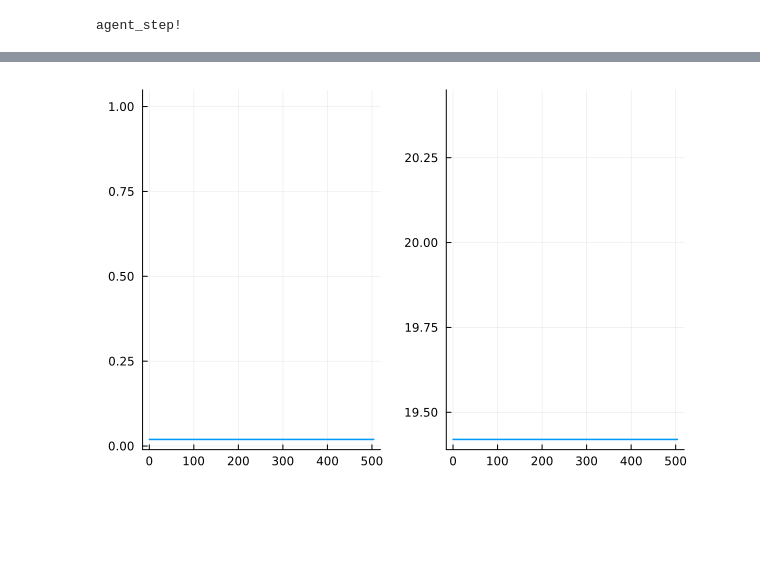
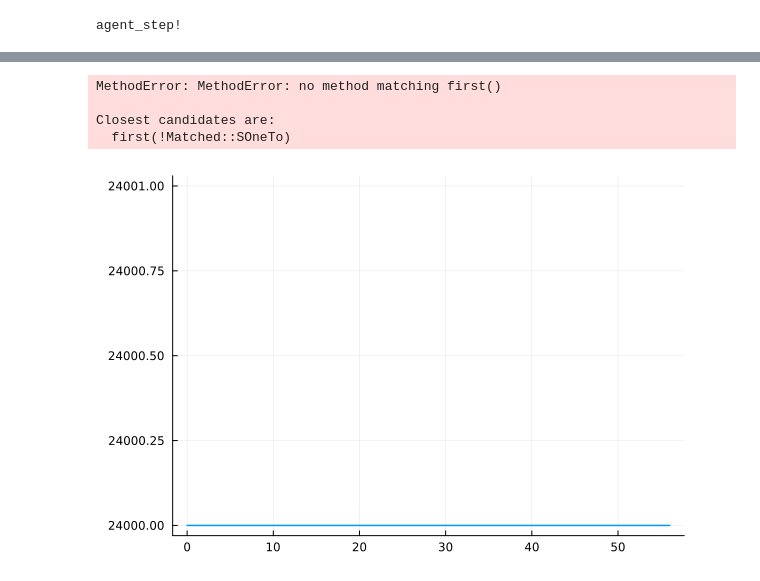
Before and after one commit to SimonHansul/DEBBase.jl, a Jupyter notebook: dev/implement_BaseABM.ipynb, the cells around one changed output, grey strips where cells are left out. Saved outputs shown, nothing was run; the diff lists cells and outputs as text; code cells hidden in the pictures; blank space fills up the shorter version.

Commit message:
FIXME: ABM statevars not updated correctly...

```diff
--- a/dev/implement_BaseABM.ipynb
+++ b/dev/implement_BaseABM.ipynb
@@ -136,15 +146,24 @@ init_model
 # %%
+"""
+Calculate global resource flux terms
+"""
 function resource_dynamics!(model)
-    model.X_pdot = (model.Xdot_in - model.k_X_out * model.X_p) / model.dt
-    model.X_V = model.X_p / model.V_patch
+    model.X_pdot = model.X_pdot_in - model.k_X_out * model.X_p
 end
 
+"""
+Update model state variables
+"""
 function update!(model)
-    model.X_p = max(0, model.X_p = )
+    model.X_p = max(0, model.X_p + model.X_pdot * model.dt)
+    model.t += model.dt
+end
 
+"""
+Execute a model step
+"""
 function model_step!(model)
     resource_dynamics!(model)
-
     update!(model)
 end
 
@@ -155,7 +174,7 @@ function Idot!(agent, model)
     if agent.X_emb > 0 # ingestion from vitellus for embryos
         agent.Idot = (Complex(agent.S)^(2/3)).re * agent.agn.Idot_max_rel
     else # ingestion from external resource for other life stages
-        agent.f_X = model.X_V / (model.X_V + agent.spc.K_X)
+        agent.f_X = (model.X_p/model.V_patch) / ((model.X_V/model.V_patch) + agent.spc.K_X)
         agent.Idot = agent.f_X * (Complex(agent.S)^(2/3)).re * agent.agn.Idot_max_rel
     end
 end
@@ -241,28 +260,31 @@ Execute agent step
 """
 function agent_step!(agent, model)
     Idot!(agent, model)
-    #Adot!(agent, model)
-    #Mdot!(agent, model)
+    Adot!(agent, model)
+    Mdot!(agent, model)
     #Jdot!(agent, model)
     ##Qdot!(agent, model)
     #
-    #Sdot!(agent, model) # structure
-    #Hdot!(agent, model) # maturity
+    Sdot!(agent, model) # structure
+    Hdot!(agent, model) # maturity
     #Rdot!(agent, model) # reproduction buffer
     ##Ddot!(agent, model) # damage
     ##C_Wdot!(agent, model) # external stressor concentration
 #
-    #update!(agent, model)
+    update!(agent, model)
 end
 # %% [output]
 agent_step!
 # %%
-glb = GlobalParams()
+glb = GlobalParams(N0 = 1, t_max = 56)
 spc = SpeciesParams()
 
 model = init_model(glb, spc)
-adata = [:Idot, :X_emb, :S]
+adata = [:Idot, :X_emb, :S, :H, :R]
+mdata = [:t, :X_V]
+
 dt = 1/24
 num_steps = ceil(glb.t_max / dt)
-aout, _ = run!(model, num_steps; adata)
+aout, mout = run!(model, num_steps; adata, mdata)
+first(aout, 5), first(mout, 5) # FIXME: X_V drops to 0?
 # %% [output]
@@ -286,4 +308,11 @@ aout, _ = run!(model, num_steps; adata)
-# %%
-@df aout plot(:time, [:S, :X_emb], layout = (1,2))
-# %% [output]
-[figure, removed]
+# %%
+first()
+# %% [output]
+MethodError: MethodError: no method matching first()
+
+Closest candidates are:
+  first(!Matched::SOneTo)
+# %%
+@df mout plot(:t, :X_V)
+# %% [output]
+[figure, added]
```
Also changed, not shown: parts of 8 cells of this notebook, 1 other file.
